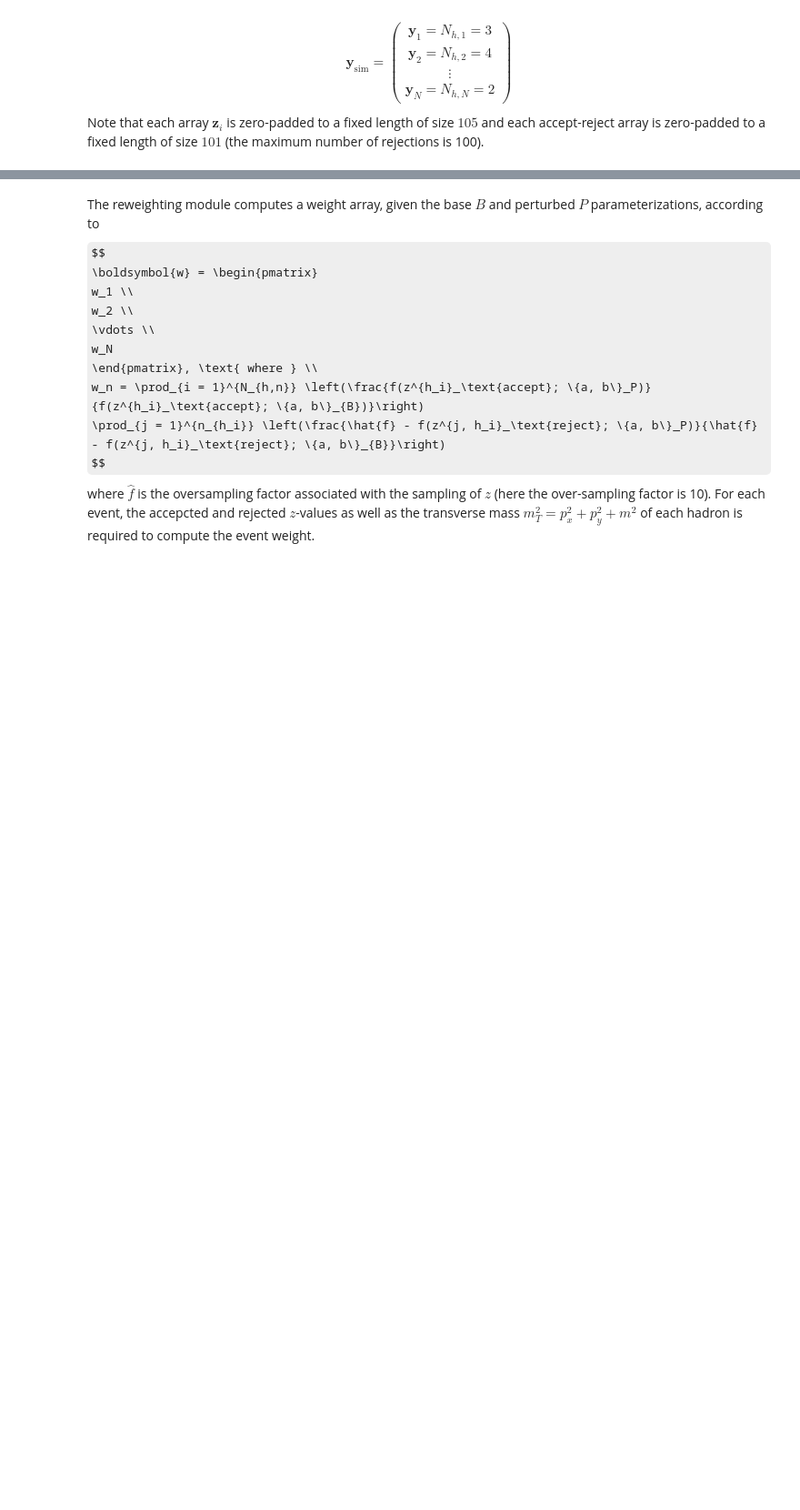
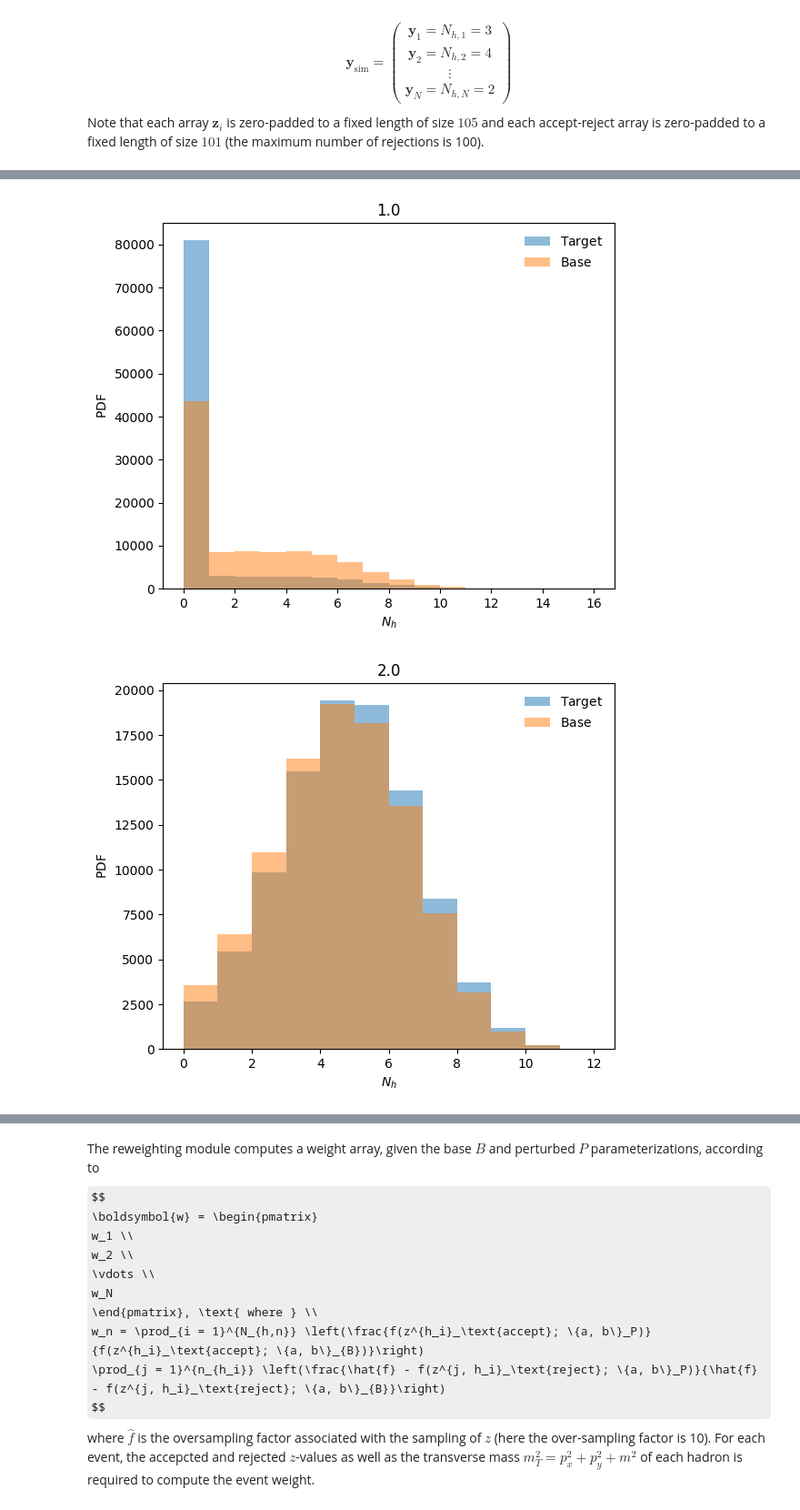
Before and after one commit to tonymenzo/RSA, a Jupyter notebook: data/RSA_nD_data_reweighting_example_temp.ipynb, the cells around one changed output, grey strips where cells are left out. Shown at 91% size. Cells and saved outputs as stored; diff of their text form; code cells hidden in the pictures; some formulas as TeX source; blank space fills up the shorter version.

```diff
--- a/data/RSA_nD_data_reweighting_example_temp.ipynb
+++ b/data/RSA_nD_data_reweighting_example_temp.ipynb
@@ -152,0 +273,68 @@ fig.tight_layout()
+# %%
+# with open("/pscratch/sd/l/ljpuslar/RSA/RSA/data/files/pythia_particles.json", "r") as f:
+#     loaded_particles = json.load(f)
+
+# ids_old = pgun_accept_reject_base[:,:,0][pgun_accept_reject_base[:,:,0] > 0.0]
+Nevent = 100000
+
+ids_new = np.abs(pgun_accept_reject_base[:,:,1][pgun_accept_reject_base[:,:,3] > 0.0])
+
+# print(ids_old.shape)
+particles, counts = np.unique(ids_new, return_counts=True)
+len_par = len(particles)
+# print(np.abs(pgun_hadrons_base[i,:,0]) > 0.0)
+# print(np.abs(pgun_accept_reject_base[i,:,1]) == p)
+
+for i,p in enumerate(particles):
+    mult_base = np.array([len(pgun_hadrons_base[i,:][(np.abs(pgun_hadrons_base[i,:,0]) > 0.0)]) for i in range(Nevent)])
+    mult_base_pid = []
+
+    mult_target = np.array([len(pgun_hadrons_target[i,:][(np.abs(pgun_hadrons_target[i,:,0]) > 0.0)]) for i in range(Nevent)])
+    mult_target_pid = []
+
+    for ie in range(Nevent):
+        mult_b = mult_base[ie]
+        pgun_non_zero_b = np.array(np.abs(pgun_accept_reject_base[ie,:,1][pgun_accept_reject_base[i,:,3]>0]))
+        mult_temp_b = len(pgun_non_zero_b[-mult_b:][pgun_non_zero_b[-mult_b:] == p])
+        mult_base_pid.append(mult_temp_b)
+
+        mult_t = mult_target[ie]
+        pgun_non_zero_t = np.array(np.abs(pgun_accept_reject_target[ie,:,1][pgun_accept_reject_target[i,:,3]>0]))
+        mult_temp_t = len(pgun_non_zero_t[-mult_t:][pgun_non_zero_t[-mult_t:] == p])
+        mult_target_pid.append(mult_temp_t)
+
+
+
+    # mult_base = np.array([len(pgun_hadrons_base[i,:][(np.abs(pgun_hadrons_base[i,:,0]) > 0.0) & (np.abs(pgun_accept_reject_base[i,:,1])) == p]) for i in range(Nevent)])
+    # mult_target = np.array([len(pgun_hadrons_target[i,:][np.abs(pgun_hadrons_target[i,:,0]) > 0.0 & (np.abs(pgun_accept_reject_target[i,:,1])) == p]) for i in range(Nevent)])
+
+    mult_base = np.array(mult_base_pid)
+    mult_target = np.array(mult_target_pid)
+    # print(mult_target)
+
+    fig, ax = plt.subplots(1,1,figsize=(6,5))
+
+    _, bins_target = np.histogram(mult_target)
+    _, bins_base = np.histogram(mult_base)
+
+    min_target, max_target = bins_target[0], bins_target[-1]
+    min_base, max_base = bins_base[0], bins_base[-1]
+
+    # print(min_target, max_target)
+    #print(min_monash_prime, max_monash_prime)
+
+    min = np.min([min_target, min_base])
+    max = np.max([max_target, max_base])
+
+    bins = np.linspace(min, max, int((max - min)+1))
+
+    counts, _, _ = ax.hist(mult_target, bins, alpha = 0.5, density = False, label = r'$\mathrm{Target}$')# $(a = 0.68, b = 0.98)$')
+    ax.hist(mult_base, bins = bins, alpha = 0.5, density = False, label = r"$\mathrm{Base}$")
+    ax.set_xlabel(r'$N_h$')
+    ax.set_ylabel(r'$\mathrm{PDF}$')
+    ax.legend(frameon = False)
+    ax.set_title(f'{p}')
+    fig.tight_layout()
+# %% [output]
+[figure, added]
+[figure, added]
```
Also changed, not shown: parts of 17 cells of this notebook, 6 other files.
